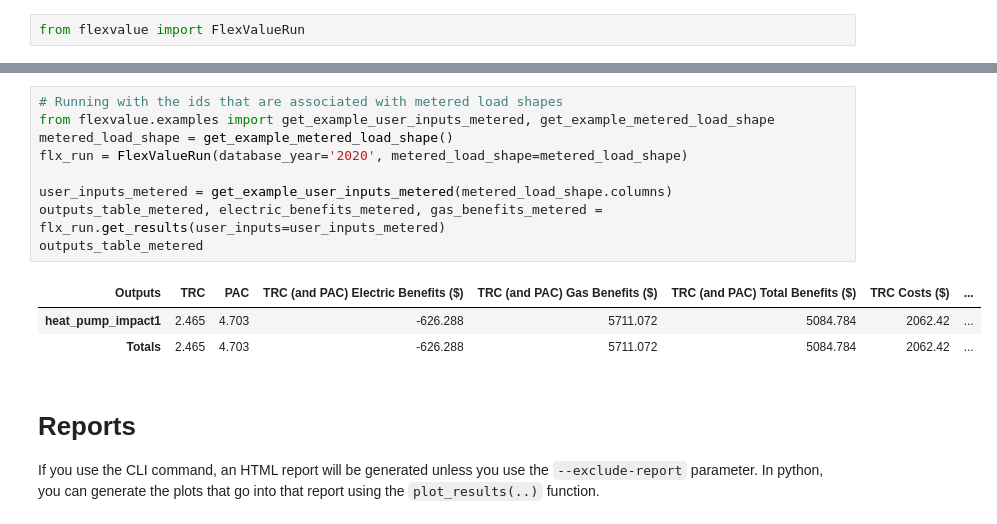
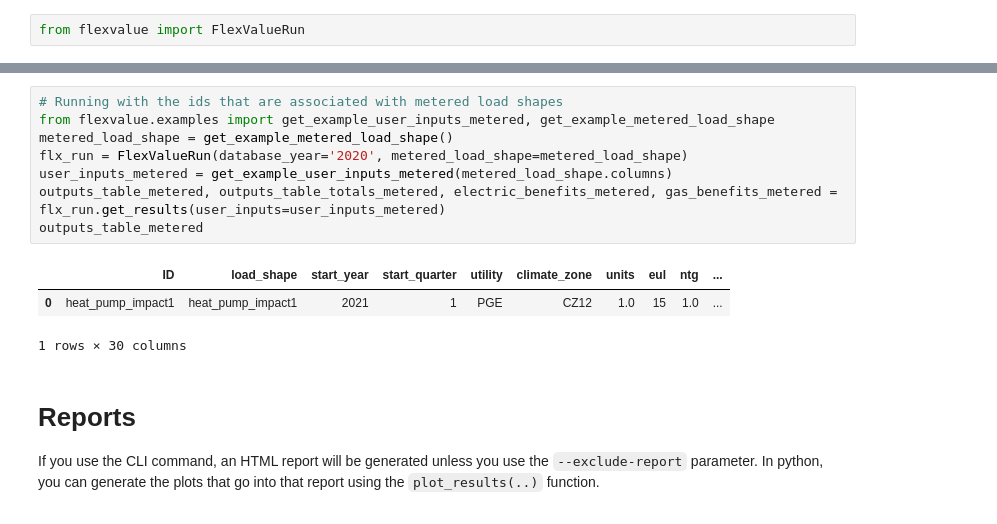
Before and after one commit to recurve-methods/flexvalue, a Jupyter notebook: notebooks/tutorial.ipynb, the cells around one changed output, grey strips where cells are left out. Saved outputs shown, nothing was run; the diff lists cells and outputs as text.

```diff
--- a/notebooks/tutorial.ipynb
+++ b/notebooks/tutorial.ipynb
@@ -367,16 +377,15 @@ outputs_table_deer
 # %%
 # Running with the ids that are associated with metered load shapes
 from flexvalue.examples import get_example_user_inputs_metered, get_example_metered_load_shape
 metered_load_shape = get_example_metered_load_shape()
 flx_run = FlexValueRun(database_year='2020', metered_load_shape=metered_load_shape)
-
 user_inputs_metered = get_example_user_inputs_metered(metered_load_shape.columns)
-outputs_table_metered, electric_benefits_metered, gas_benefits_metered = flx_run.get_results(user_inputs=user_inputs_metered)
+outputs_table_metered, outputs_table_totals_metered, electric_benefits_metered, gas_benefits_metered = flx_run.get_results(user_inputs=user_inputs_metered)
 outputs_table_metered
 # %% [output]
-| Outputs | TRC | PAC | TRC (and PAC) Electric Benefits ($) | TRC (and PAC) Gas Benefits ($) | TRC (and PAC) Total Benefits ($) | TRC Costs ($) | ... |
-| heat_pump_impact1 | 2.465 | 4.703 | -626.288 | 5711.072 | 5084.784 | 2062.42 | ... |
-| Totals | 2.465 | 4.703 | -626.288 | 5711.072 | 5084.784 | 2062.42 | ... |
+|  | ID | load_shape | start_year | start_quarter | utility | climate_zone | units | eul | ntg | ... |
+| 0 | heat_pump_impact1 | heat_pump_impact1 | 2021 | 1 | PGE | CZ12 | 1.0 | 15 | 1.0 | ... |
+1 rows × 30 columns
 # %% [markdown]
 # Reports
 
```
Also changed, not shown: parts of 3 cells of this notebook, 9 other files.
